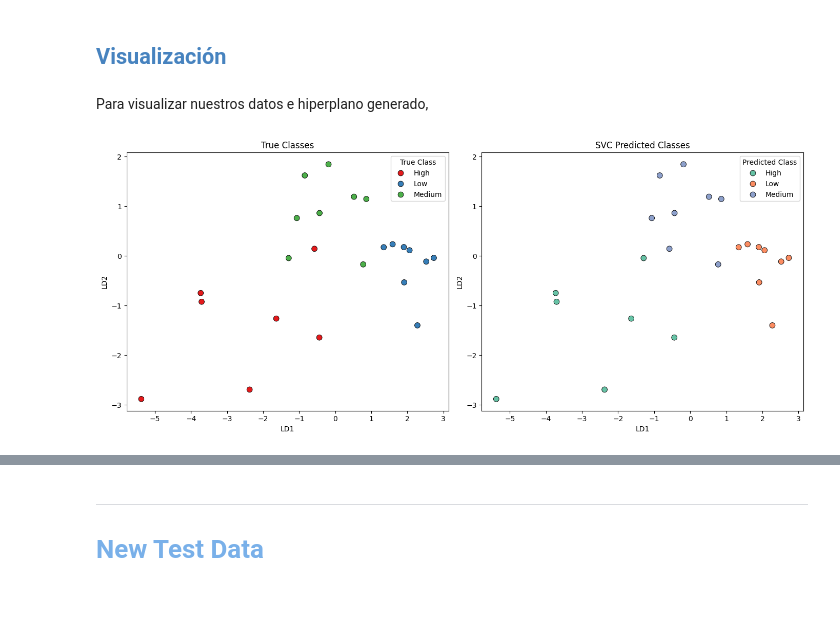
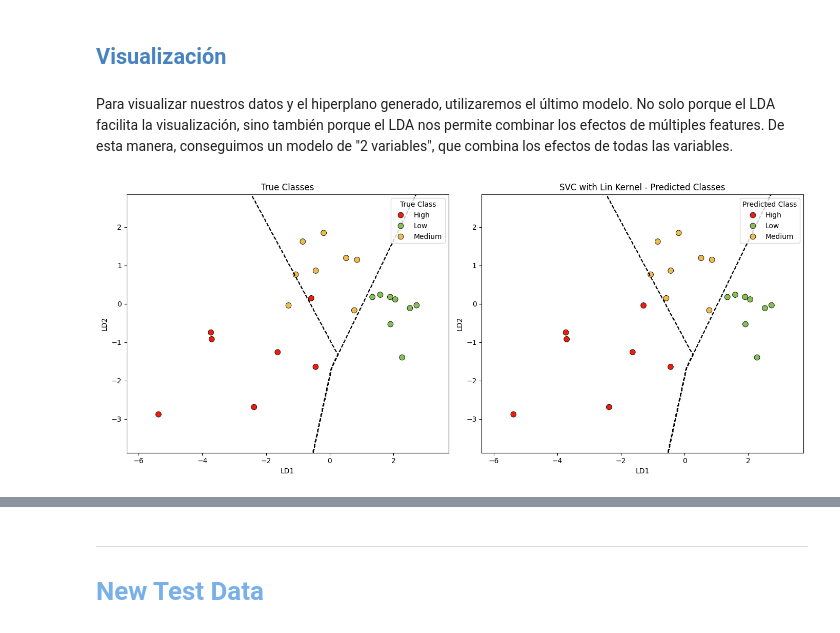
Before and after one commit to ch0fas/3erExamenEO, a Jupyter notebook: Examen3SVC.ipynb, the cells around one changed output, grey strips where cells are left out. Drawn from its saved outputs; the diff is of its cells as text; code cells hidden in the pictures; blank space fills up the shorter version.

```diff
--- a/Examen3SVC.ipynb
+++ b/Examen3SVC.ipynb
@@ -438,29 +440,46 @@ Debido a la distribución más uniforme de nuestros errores, el modelo obtiene u
 # %% [markdown]
 ## <font color= #4783bf> Visualización </font>
 # %% [markdown]
-Para visualizar nuestros datos e hiperplano generado,
+Para visualizar nuestros datos y el hiperplano generado, utilizaremos el último modelo. No solo porque el LDA facilita la visualización, sino también porque el LDA nos permite combinar los efectos de múltiples features. De esta manera, conseguimos un modelo de "2 variables", que combina los efectos de todas las variables.
-# %%
-fig, axes = plt.subplots(1, 2, figsize=(14, 6))
-
-# Ground truth
-X_truth_df = pd.DataFrame(X_test_transformed, columns=['LD1', 'LD2'])
-X_truth_df['True Class'] = y_test.loc[X_test.index].reset_index(drop=True)
-
-sns.scatterplot(data=X_truth_df, x='LD1', y='LD2', hue='True Class', palette='Set1', ax=axes[0], s=60, edgecolor='k')
-axes[0].set_title('True Classes')
-axes[0].set_xlabel('LD1')
-axes[0].set_ylabel('LD2')
-
-# Predictions
-X_pred_df = pd.DataFrame(X_test_transformed, columns=['LD1', 'LD2'])
-X_pred_df['Predicted Class'] = y_pred
-
-sns.scatterplot(data=X_pred_df, x='LD1', y='LD2', hue='Predicted Class', palette='Set2', ax=axes[1], s=60, edgecolor='k')
-axes[1].set_title('SVC Predicted Classes')
-axes[1].set_xlabel('LD1')
-axes[1].set_ylabel('LD2')
-
-plt.tight_layout()
-plt.show()
-# %% [output]
-[figure, removed]
+# %%
+inverse_label_map = {v: k for k, v in label_map.items()}
+
+# Grid for Decision Lines
+x_min, x_max = X_test_transformed[:, 0].min() - 1, X_test_transformed[:, 0].max() + 1
+y_min, y_max = X_test_transformed[:, 1].min() - 1, X_test_transformed[:, 1].max() + 1
+xx, yy = np.meshgrid(np.linspace(x_min, x_max, 500),
+                     np.linspace(y_min, y_max, 500))
+grid = np.c_[xx.ravel(), yy.ravel()]
+Z_labels = svm3.predict(grid)
+Z_numeric = np.vectorize(inverse_label_map.get)(Z_labels).reshape(xx.shape)
+
+fig, axes = plt.subplots(1, 2, figsize=(14, 6))
+
+# Real Data
+X_truth_df = pd.DataFrame(X_test_transformed, columns=['LD1', 'LD2'])
+X_truth_df['True Class'] = y_test.loc[X_test.index].reset_index(drop=True)
+
+sns.scatterplot(data=X_truth_df, x='LD1', y='LD2', hue='True Class',
+                palette=custom_palette, ax=axes[0], s=60, edgecolor='k')
+axes[0].set_title('True Classes')
+axes[0].set_xlabel('LD1')
+axes[0].set_ylabel('LD2')
+
+# Predictions
+X_pred_df = pd.DataFrame(X_test_transformed, columns=['LD1', 'LD2'])
+X_pred_df['Predicted Class'] = y_pred
+
+sns.scatterplot(data=X_pred_df, x='LD1', y='LD2', hue='Predicted Class',
+                palette=custom_palette, ax=axes[1], s=60, edgecolor='k')
+axes[1].set_title('SVC with Lin Kernel - Predicted Classes')
+axes[1].set_xlabel('LD1')
+axes[1].set_ylabel('LD2')
+
+# Drawing the Decision Lines
+for ax in axes:
+    ax.contour(xx, yy, Z_numeric, levels=[0.5, 1.5], colors='k', linestyles='--')
+
+plt.tight_layout()
+plt.show()
+# %% [output]
+[figure, added]
```
Also changed, not shown: parts of 14 cells of this notebook.
